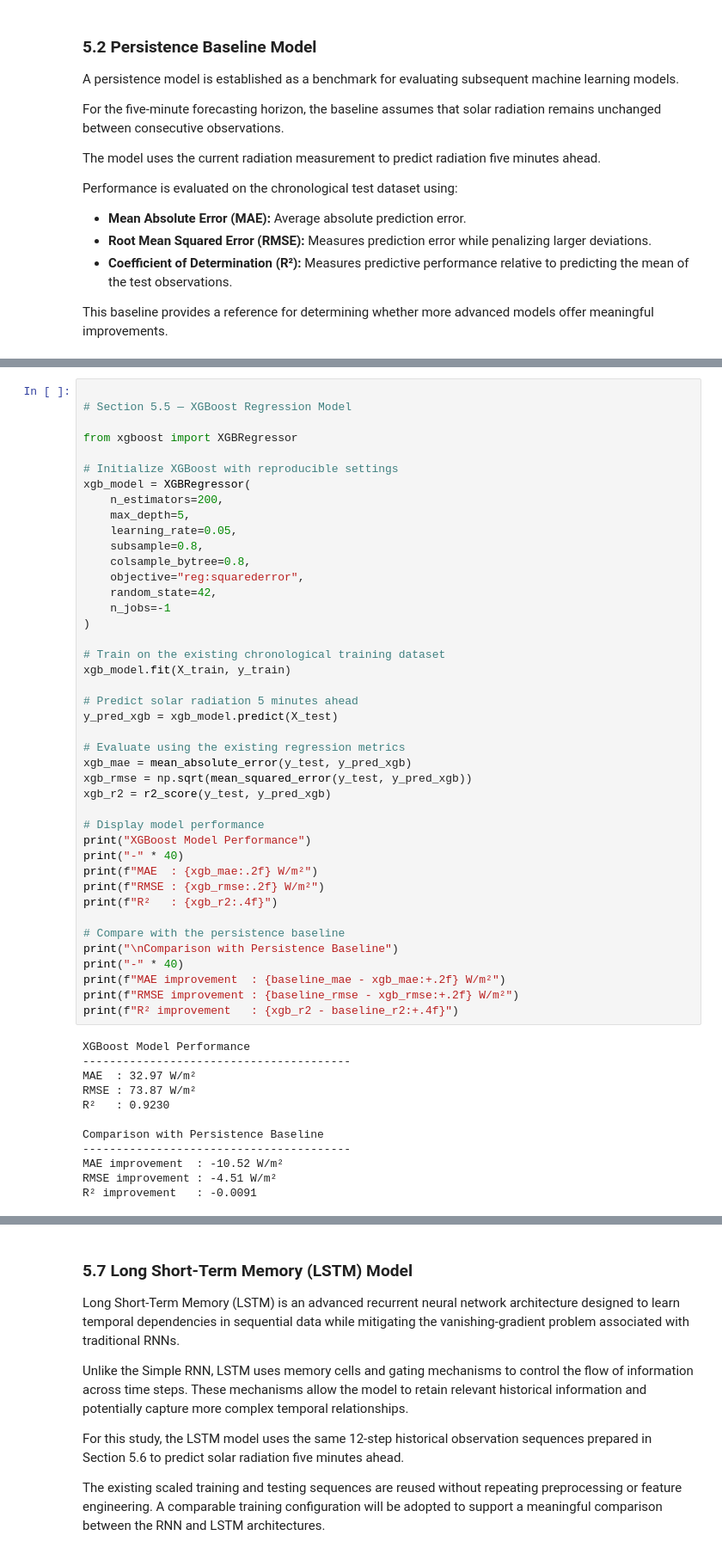
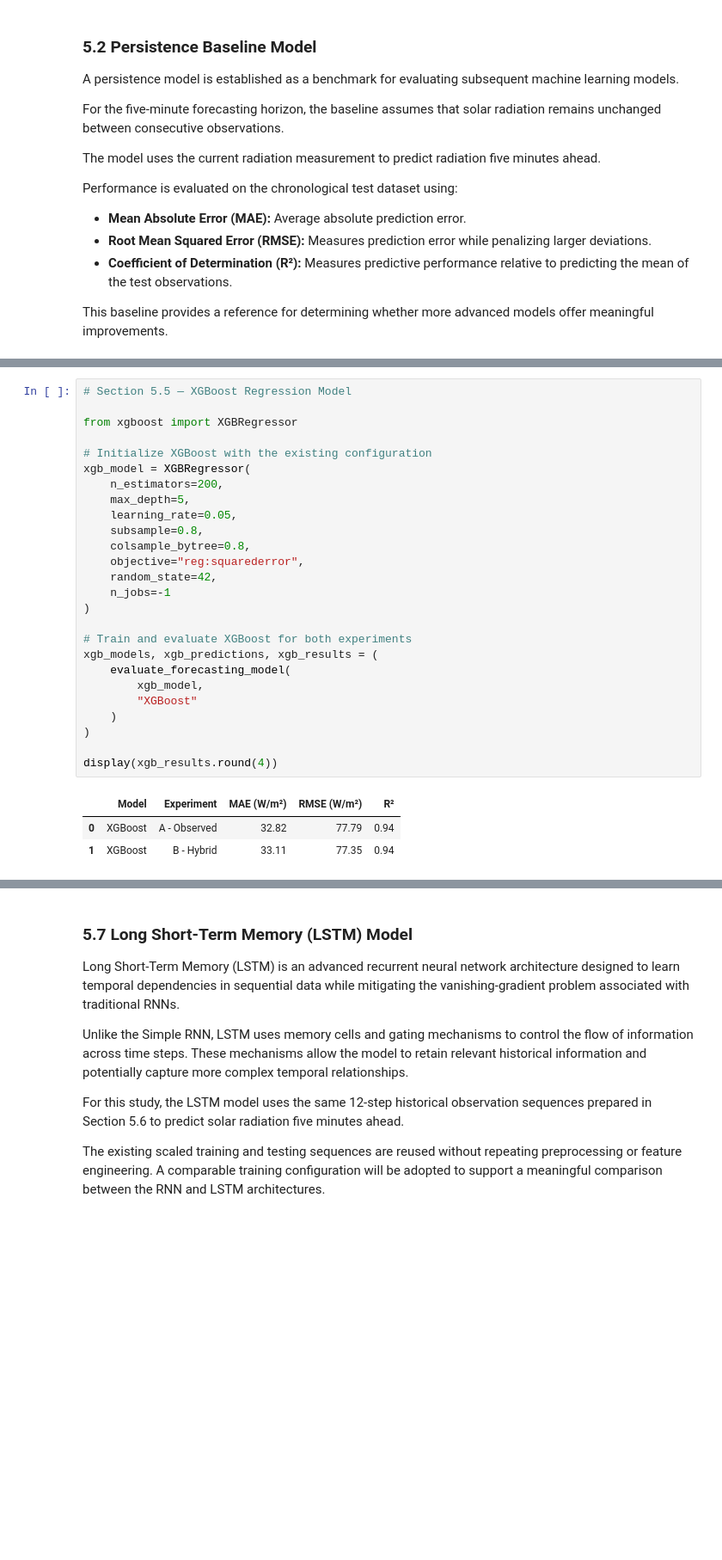
Before and after one commit to damisar/Solar-Radiation-Prediction, a Jupyter notebook: notebook/Solar_Radiation_Analysis.ipynb, the cells around one changed output, grey strips where cells are left out. Shown at 86% size. Cells and saved outputs as stored; diff of their text form; blank space fills up the shorter version.

```diff
--- a/notebook/Solar_Radiation_Analysis.ipynb
+++ b/notebook/Solar_Radiation_Analysis.ipynb
@@ -7198,55 +7256,31 @@ The objective is to investigate whether gradient boosting provides meaningful im
 # %%
-
 # Section 5.5 — XGBoost Regression Model
 
 from xgboost import XGBRegressor
 
-# Initialize XGBoost with reproducible settings
+# Initialize XGBoost with the existing configuration
 xgb_model = XGBRegressor(
     n_estimators=200,
     max_depth=5,
     learning_rate=0.05,
     subsample=0.8,
     colsample_bytree=0.8,
     objective="reg:squarederror",
     random_state=42,
     n_jobs=-1
 )
 
-# Train on the existing chronological training dataset
-xgb_model.fit(X_train, y_train)
+# Train and evaluate XGBoost for both experiments
+xgb_models, xgb_predictions, xgb_results = (
+    evaluate_forecasting_model(
+        xgb_model,
+        "XGBoost"
+    )
+)
 
-# Predict solar radiation 5 minutes ahead
-y_pred_xgb = xgb_model.predict(X_test)
-
-# Evaluate using the existing regression metrics
-xgb_mae = mean_absolute_error(y_test, y_pred_xgb)
-xgb_rmse = np.sqrt(mean_squared_error(y_test, y_pred_xgb))
-xgb_r2 = r2_score(y_test, y_pred_xgb)
-
-# Display model performance
-print("XGBoost Model Performance")
-print("-" * 40)
-print(f"MAE  : {xgb_mae:.2f} W/m²")
-print(f"RMSE : {xgb_rmse:.2f} W/m²")
-print(f"R²   : {xgb_r2:.4f}")
-
-# Compare with the persistence baseline
-print("\nComparison with Persistence Baseline")
-print("-" * 40)
-print(f"MAE improvement  : {baseline_mae - xgb_mae:+.2f} W/m²")
-print(f"RMSE improvement : {baseline_rmse - xgb_rmse:+.2f} W/m²")
-print(f"R² improvement   : {xgb_r2 - baseline_r2:+.4f}")
+display(xgb_results.round(4))
 # %% [output]
-XGBoost Model Performance
-----------------------------------------
-MAE  : 32.97 W/m²
-RMSE : 73.87 W/m²
-R²   : 0.9230
-
-Comparison with Persistence Baseline
-----------------------------------------
-MAE improvement  : -10.52 W/m²
-RMSE improvement : -4.51 W/m²
-R² improvement   : -0.0091
+|  | Model | Experiment | MAE (W/m²) | RMSE (W/m²) | R² |
+| 0 | XGBoost | A - Observed | 32.82 | 77.79 | 0.94 |
+| 1 | XGBoost | B - Hybrid | 33.11 | 77.35 | 0.94 |
 # %% [markdown]
```
Also changed, not shown: parts of 30 cells of this notebook.
